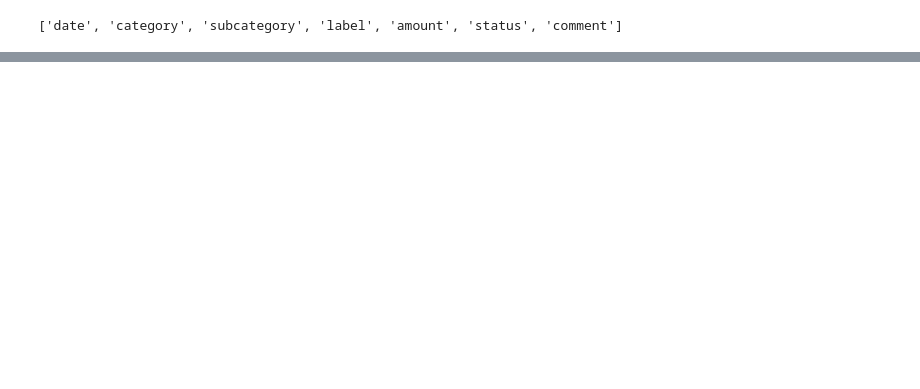
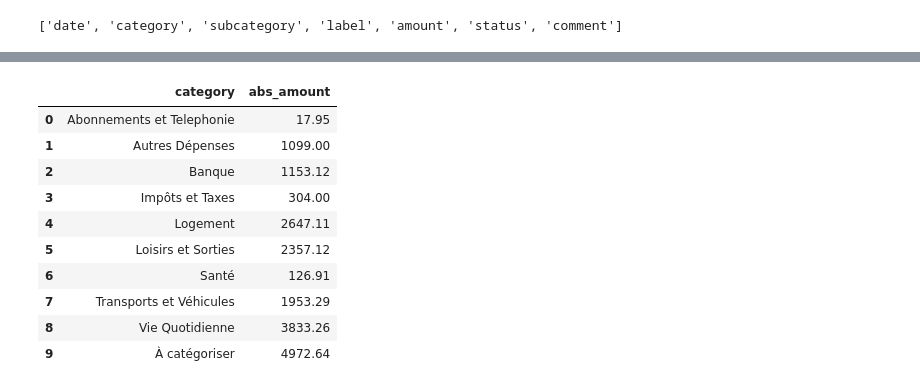
Before and after one commit to Keenan-Penner/expense-tracker, a Jupyter notebook: test.ipynb, the cells around one changed output, grey strips where cells are left out. Saved outputs shown, nothing was run; the diff lists cells and outputs as text; code cells hidden in the pictures; blank space fills up the shorter version.

```diff
--- a/test.ipynb
+++ b/test.ipynb
@@ -190,0 +210,17 @@ tester[tester['label'] == 'épargne']
+# %%
+expense['abs_amount'] = expense['abs_amount'].abs()
+chart_expense_df = expense.groupby('category')['abs_amount'].sum().reset_index()
+
+chart_expense_df
+# %% [output]
+|  | category | abs_amount |
+| 0 | Abonnements et Telephonie | 17.95 |
+| 1 | Autres Dépenses | 1099.00 |
+| 2 | Banque | 1153.12 |
+| 3 | Impôts et Taxes | 304.00 |
+| 4 | Logement | 2647.11 |
+| 5 | Loisirs et Sorties | 2357.12 |
+| 6 | Santé | 126.91 |
+| 7 | Transports et Véhicules | 1953.29 |
+| 8 | Vie Quotidienne | 3833.26 |
+| 9 | À catégoriser | 4972.64 |
```
Also changed, not shown: parts of 20 cells of this notebook.
